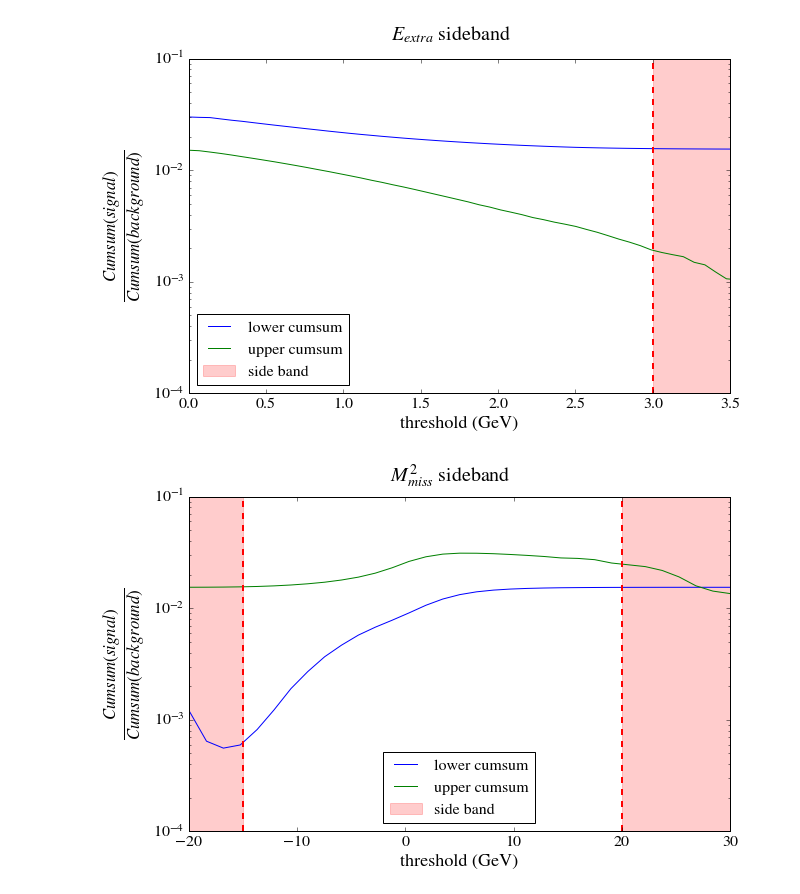
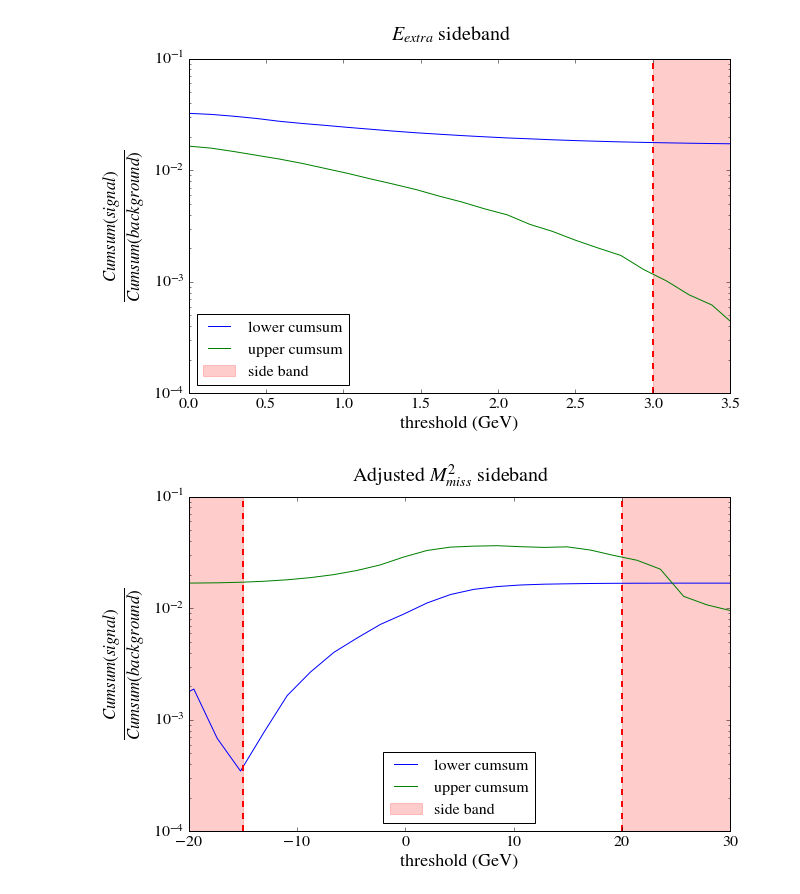
Before and after one commit to jkim-/bdtaunu_feature_exploration, a Jupyter notebook: proposed_sidebands_ratio.ipynb, the cells around one changed output. Drawn from its saved outputs; the diff is of its cells as text; code cells hidden in the pictures.

```diff
--- a/proposed_sidebands_ratio.ipynb
+++ b/proposed_sidebands_ratio.ipynb
@@ -13,16 +13,20 @@ pdf_fname = 'proposed_sidebands_ratio.pdf'
 pp = None
 if save_pdf: pp = PdfPages(pdf_fname)
 # %%
-#X = iopro.genfromtxt('data/event_features.csv', names=True, delimiter=',')
-X = iopro.genfromtxt('data/sideband_features.csv', names=True, delimiter=',')
+X = iopro.genfromtxt('data/event_features.csv', names=True, delimiter=',')
+#X = iopro.genfromtxt('data/sideband_features.csv', names=True, delimiter=',')
 # %%
 typeset_name = {
     'ny' : r'$n\Upsilon$',
-    'ntrk' : r'$N_{track}$',
+    'ntracks' : r'$N_{track}$',
     'r2' : r'$R_2$',
-    'cand_score' : r'Cand.ML',
-    'mmiss_prime2' : r'$M^2_{miss}$',
-    'eextra50' : r'$E_{extra}$',
+    'r2all' : r'$R_2$ All',
+    'cand_score' : r'Candidate Score',
+    'signal_score' : r'signal score',
+    'dstartau_score' : r'$D^{*}\tau$ score',
+    'mmiss2' : r'$M^2_{miss}$',
+    'mmiss2prime' : r'Adjusted $M^2_{miss}$',
+    'eextra' : r'$E_{extra}$',
     'costhetat' : r'$\cos\theta_T$',
     'tag_lp3' : r'$|\vec{p}^{tag}_\ell|$',
     'tag_cosby' : r'$\cos\theta^{tag}_{B\Upsilon}$',
@@ -41,16 +45,17 @@ typeset_name = {
     'sig_softp3magcm' : r'$|\vec{p}^{sig}_{soft}|$',
     'sig_hmass' : r'$m^{sig}_h$',
     'sig_vtxh' : r'$\chi^2_{sigh}$',
-    'tag_dtype' : r'tag $D$ mode',
-    'tag_dstartype' : r'tag $D^*$ mode',
-    'sig_dtype' : r'sig $D$ mode',
-    'sig_dstartype' : r'sig $D^*$ mode',
+    'tag_dmode' : r'tag $D$ mode',
+    'tag_dstarmode' : r'tag $D^*$ mode',
+    'sig_dmode' : r'sig $D$ mode',
+    'sig_dstarmode' : r'sig $D^*$ mode',
     'tag_l_epid' : r'tag $\ell$ electron PID',
     'tag_l_mupid' : r'tag $\ell$ muon PID',
     'sig_h_epid' : r'sig $h$ electron PID',
     'sig_h_mupid' : r'sig $h$ muon PID',
-    'rf_useopt_score' : r'Sig.ML',
-    'rf_dvsdstar_sigmc_score' : r'$D^{*}\tau$.ML',
+    'tag_isbdstar' : r'Is $B_{tag}\rightarrow D^*$?',
+    'sig_isbdstar' : r'Is $B_{sig}\rightarrow D^*$?',
+
 }
 # %%
 def group_mc_evttype(X):
@@ -63,14 +68,14 @@ def group_mc_evttype(X):
 group_mc_evttype(X)
 # %%
 def find_cumulative_ratios(X, feature_name):
-    X_sig = X[X['mc_evttype']==1]
-    X_bkg = X[X['mc_evttype']!=1]
+    X_sig = X[X['eventlabel']==1]
+    X_bkg = X[X['eventlabel']!=1]
 
     X_sig.sort(order=feature_name)
     X_bkg.sort(order=feature_name)
 
-    cum_sig = np.cumsum(X_sig['event_weight'])
-    cum_bkg = np.cumsum(X_bkg['event_weight'])
+    cum_sig = np.cumsum(X_sig['weight'])
+    cum_bkg = np.cumsum(X_bkg['weight'])
 
     x_min, x_max = np.min(X[feature_name]), np.max(X[feature_name])
     steps = 100
@@ -86,7 +91,7 @@ def find_cumulative_ratios(X, feature_name):
         if idx == X_bkg.shape[0]: idx -= 1
         left_sum_bkg.append(cum_bkg[idx])
 
-    total_sig, total_bkg = np.sum(X_sig['event_weight']), np.sum(X_bkg['event_weight'])
+    total_sig, total_bkg = np.sum(X_sig['weight']), np.sum(X_bkg['weight'])
     right_sum_sig, right_sum_bkg = [], []
     for i in range(steps):
         right_sum_sig.append(max(0, total_sig-left_sum_sig[i]))
@@ -136,7 +141,7 @@ ax.set_yscale('log')
 ax.tick_params(axis='both', which='major', labelsize=16);
 ax.set_xlabel('threshold (GeV)', fontsize=18);
 ax.set_ylabel(r'$\frac{Cumsum(signal)}{Cumsum(background)}$', fontsize=24);
-plt.suptitle(typeset_name['eextra50']+' sideband', fontsize=20)
+plt.suptitle(typeset_name['eextra']+' sideband', fontsize=20)
 plt.plot((3.0, 3.0), (10e-5, 10e2), 'r--', lw=2)
 ax.axvspan(3.0, 10, alpha=0.2, color='r', label='side band')
 ax.set_xlim(0.0,3.5);
@@ -145,27 +150,27 @@ plt.legend(fontsize=16, loc=3);
 
 if save_pdf: pp.savefig()
 # %% [output]
-[figure, old version]
+[figure, new version]
 # %%
-thresholds, left_ratio, right_ratio = find_cumulative_ratios(X, 'mmiss_prime2')
+thresholds, left_ratio, right_ratio = find_cumulative_ratios(X, 'mmiss2prime')
 # %%
 fig = plt.figure(figsize=(6*1.618,6))
 ax = fig.add_subplot(1,1,1)
 ax.plot(thresholds, left_ratio, label=r'lower cumsum');
 ax.plot(thresholds, right_ratio, label='upper cumsum');
 ax.set_yscale('log')
 ax.tick_params(axis='both', which='major', labelsize=16);
 ax.set_xlabel('threshold (GeV)', fontsize=18);
 ax.set_ylabel(r'$\frac{Cumsum(signal)}{Cumsum(background)}$', fontsize=24);
-plt.suptitle(typeset_name['mmiss_prime2']+' sideband', fontsize=20)
+plt.suptitle(typeset_name['mmiss2prime']+' sideband', fontsize=20)
 plt.plot((20.0, 20.0), (10e-5, 10e2), 'r--', lw=2)
 ax.axvspan(20.0, 50, alpha=0.2, color='r', label='side band')
 plt.plot((-15.0, -15.0), (10e-5, 10e2), 'r--', lw=2)
 ax.axvspan(-50, -15, alpha=0.2, color='r')
 ax.set_xlim(-20,30);
 ax.set_ylim(1e-4,1e-1);
 plt.legend(fontsize=16, loc=8);
 
 if save_pdf: pp.savefig()
 # %% [output]
-[figure, old version]
+[figure, new version]
```
Also changed, not shown: parts of 6 cells of this notebook, 3 other files.
